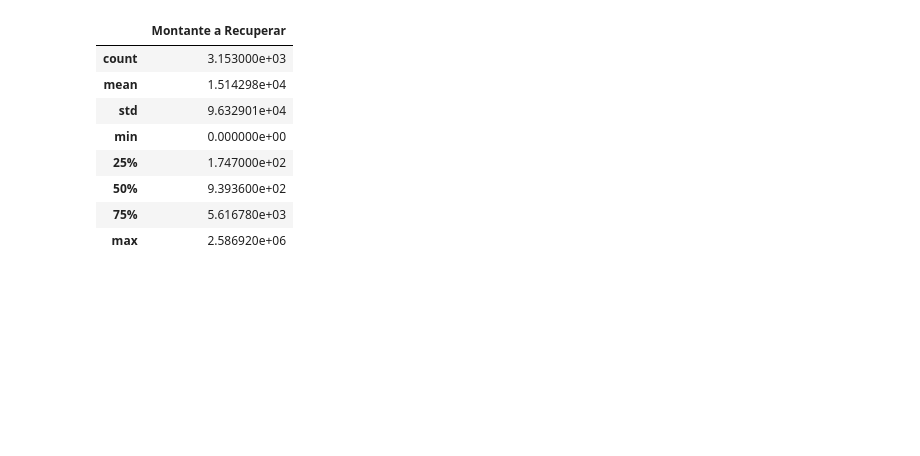
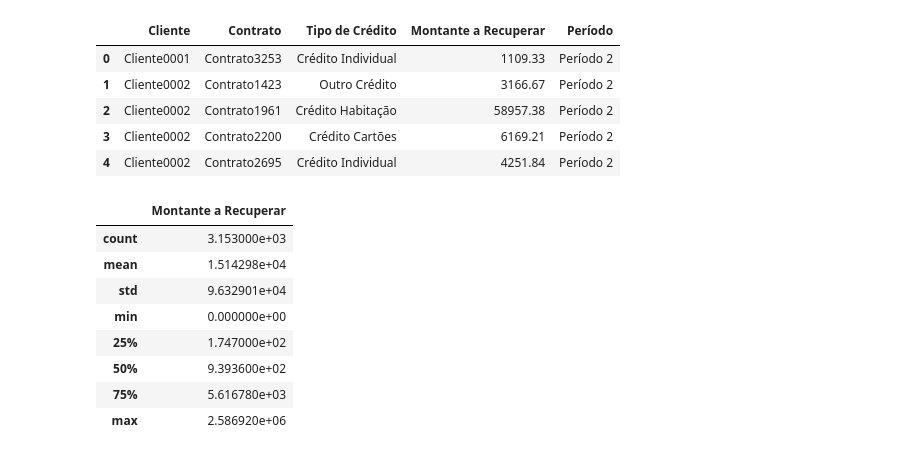
Before and after one commit to bruna-barbosa/analise-recuperacao-credito, a Jupyter notebook: analise.ipynb, the cells around one changed output. Drawn from its saved outputs; the diff is of its cells as text; code cells hidden in the pictures; blank space fills up the shorter version.

```diff
--- a/analise.ipynb
+++ b/analise.ipynb
@@ -8 +20,10 @@ data_periodo_2 = pd.read_csv("info_periodo_2.csv")
+# %%
+data_periodo_2.head()
+# %% [output]
+|  | Cliente | Contrato | Tipo de Crédito | Montante a Recuperar | Período |
+| 0 | Cliente0001 | Contrato3253 | Crédito Individual | 1109.33 | Período 2 |
+| 1 | Cliente0002 | Contrato1423 | Outro Crédito | 3166.67 | Período 2 |
+| 2 | Cliente0002 | Contrato1961 | Crédito Habitação | 58957.38 | Período 2 |
+| 3 | Cliente0002 | Contrato2200 | Crédito Cartões | 6169.21 | Período 2 |
+| 4 | Cliente0002 | Contrato2695 | Crédito Individual | 4251.84 | Período 2 |
 # %%
```
Also changed, not shown: parts of 5 cells of this notebook.
